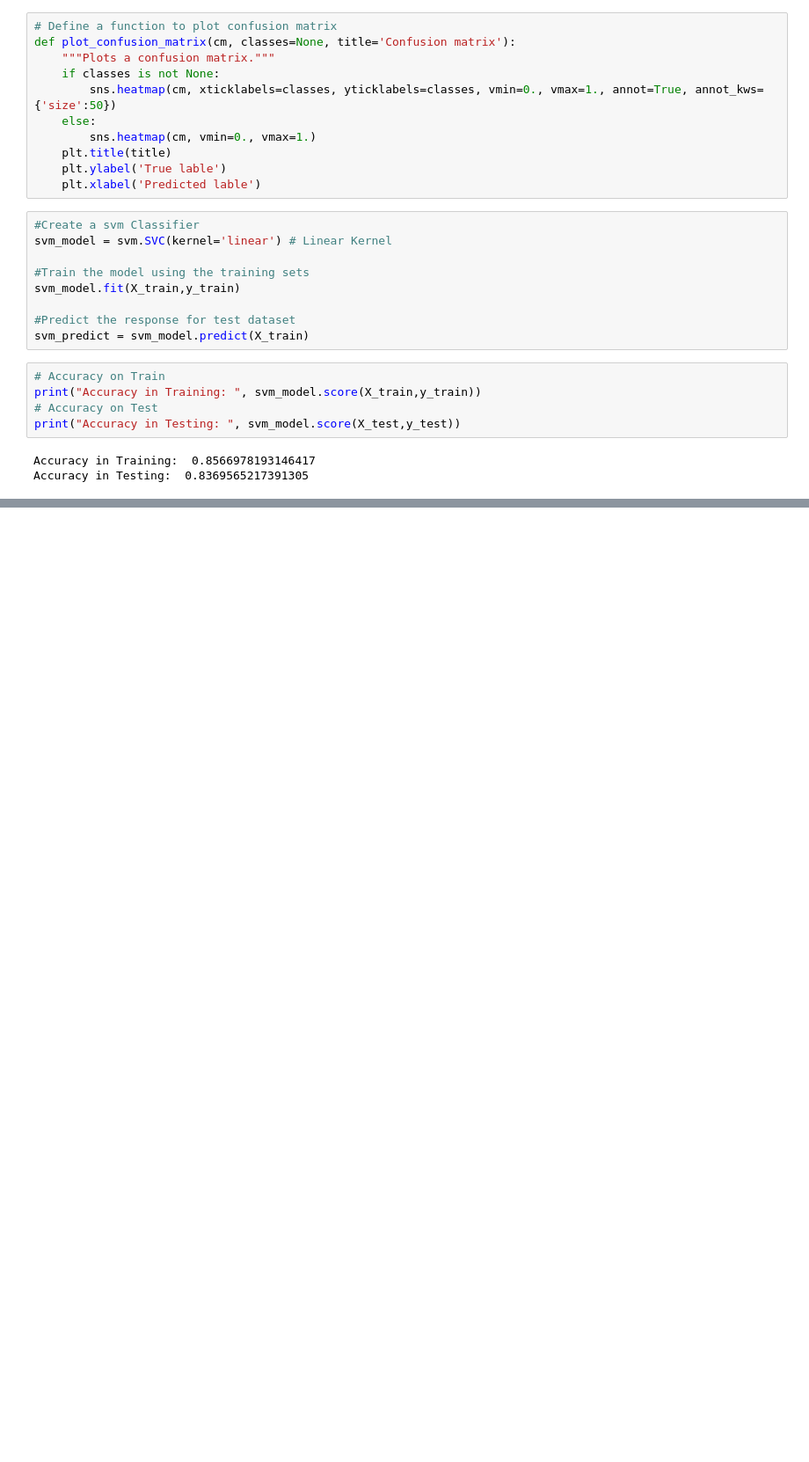
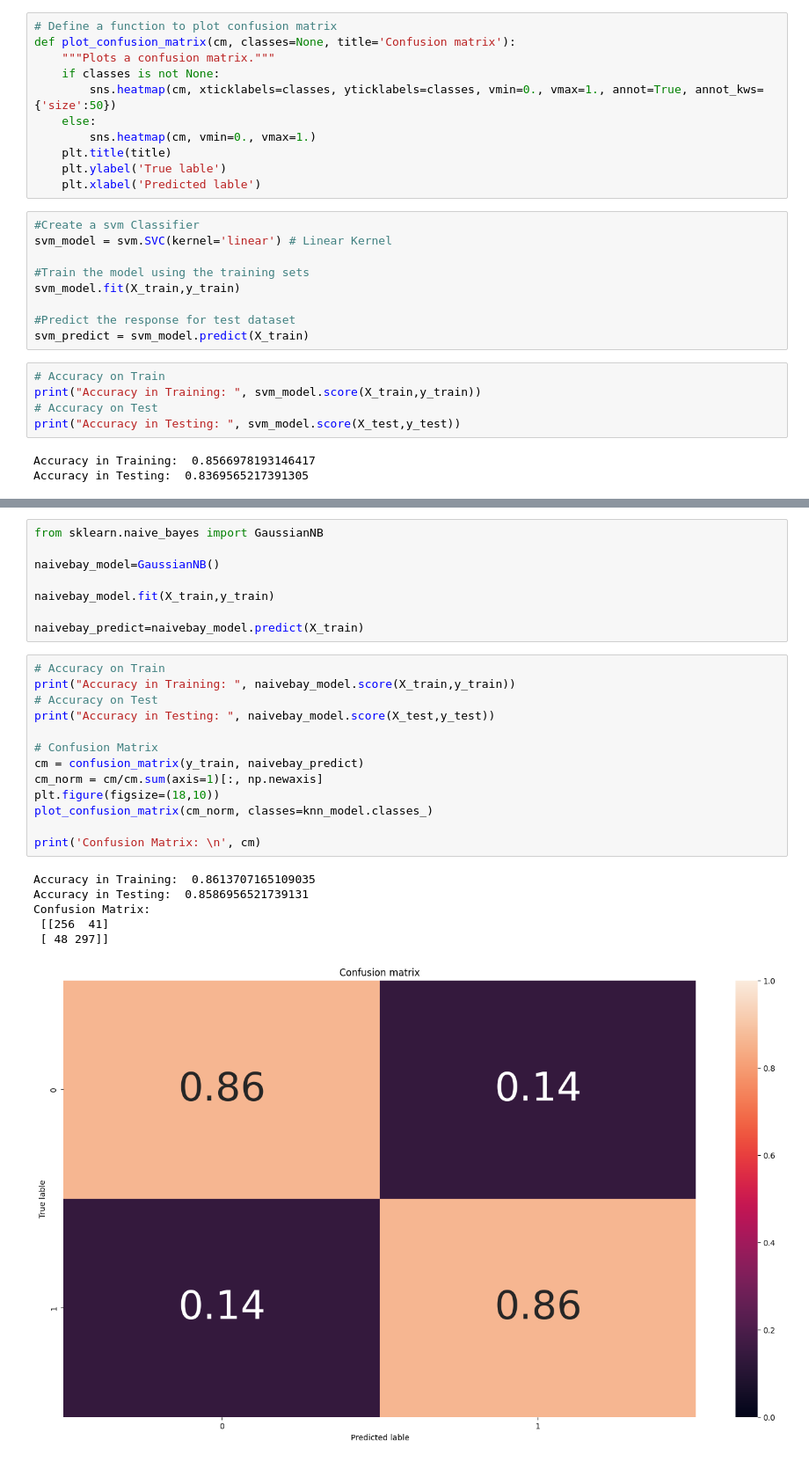
Before and after one commit to Rexsan12/ML-Assignment, a Jupyter notebook: heart.ipynb, the cells around one changed output, grey strips where cells are left out. Shown at 88% size. Cells and saved outputs as stored; diff of their text form; blank space fills up the shorter version.

```diff
--- a/heart.ipynb
+++ b/heart.ipynb
@@ -302,0 +335,28 @@ Confusion Matrix:
+# %%
+from sklearn.naive_bayes import GaussianNB
+
+naivebay_model=GaussianNB()
+
+naivebay_model.fit(X_train,y_train)
+
+naivebay_predict=naivebay_model.predict(X_train)
+# %%
+# Accuracy on Train
+print("Accuracy in Training: ", naivebay_model.score(X_train,y_train))
+# Accuracy on Test
+print("Accuracy in Testing: ", naivebay_model.score(X_test,y_test))
+
+# Confusion Matrix
+cm = confusion_matrix(y_train, naivebay_predict)
+cm_norm = cm/cm.sum(axis=1)[:, np.newaxis]
+plt.figure(figsize=(18,10))
+plot_confusion_matrix(cm_norm, classes=knn_model.classes_)
+
+print('Confusion Matrix: \n', cm)
+# %% [output]
+Accuracy in Training:  0.8613707165109035
+Accuracy in Testing:  0.8586956521739131
+Confusion Matrix:
+ [[256  41]
+ [ 48 297]]
+[figure, added]
```
Also changed, not shown: parts of 5 cells of this notebook.
